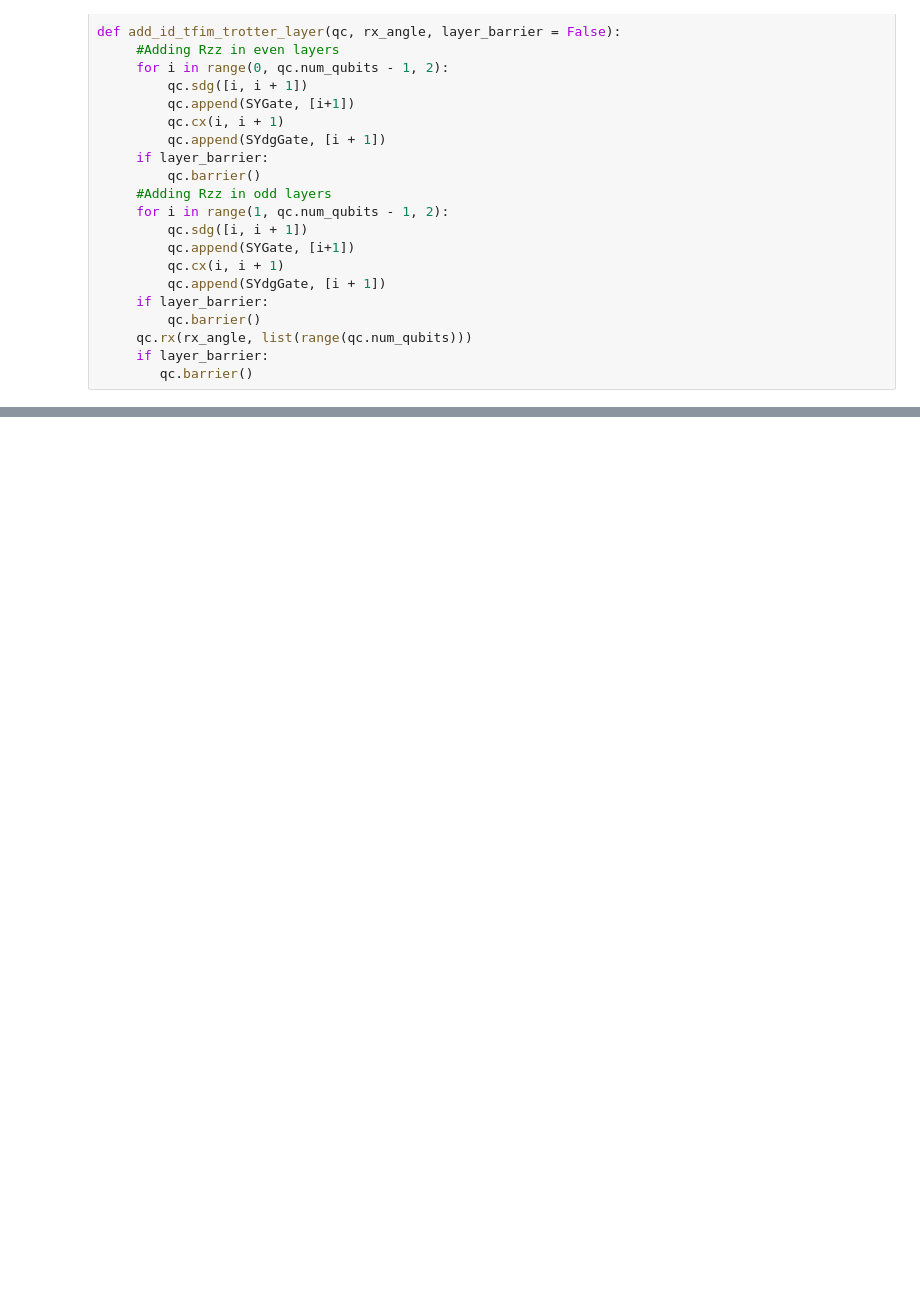
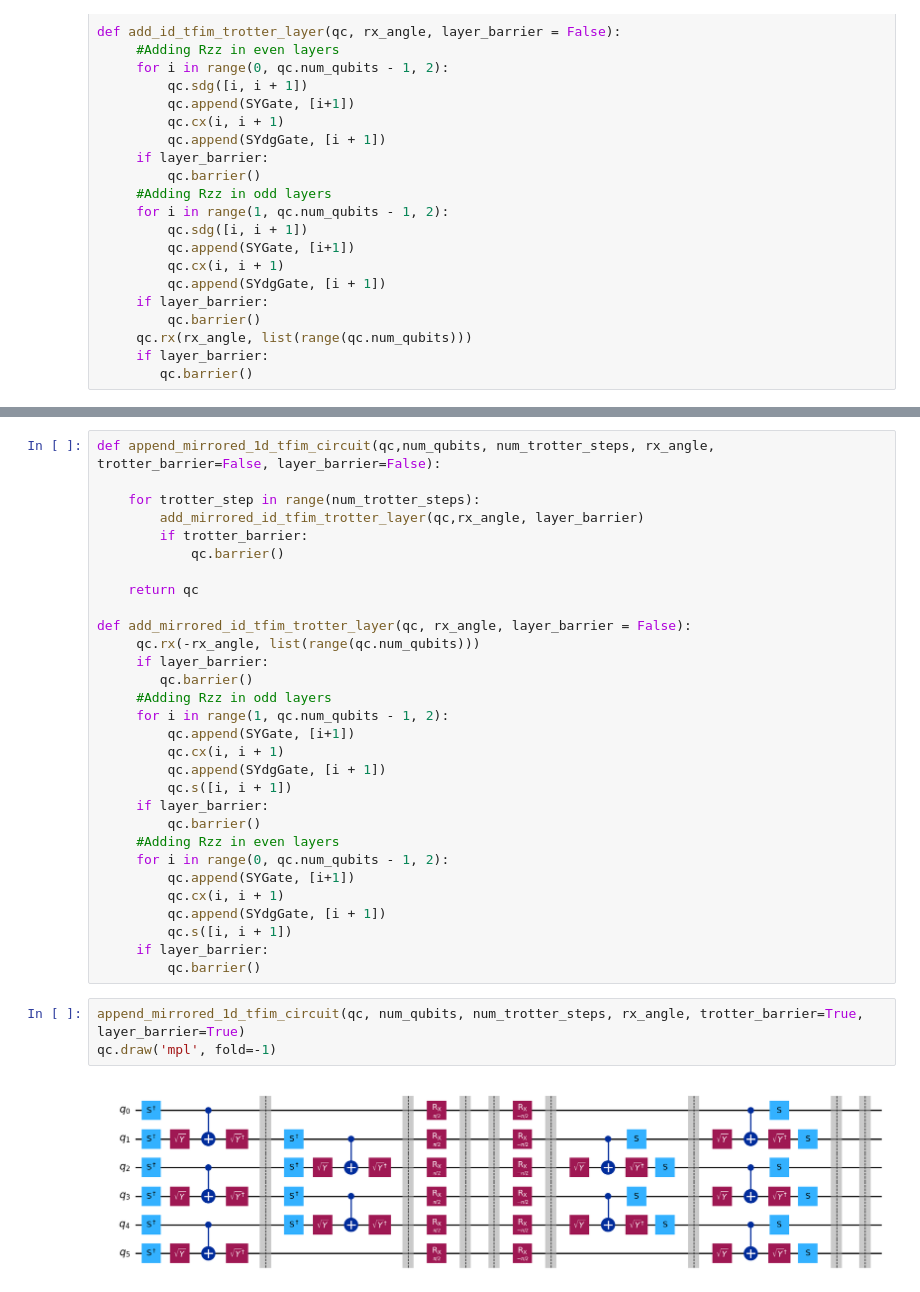
Before and after one commit to MehulPakhare/QuantumComputingQiskit, a Jupyter notebook: CodingWithQiskit/Primitives.ipynb, the cells around one changed output, grey strips where cells are left out. Cells and saved outputs as stored; diff of their text form; blank space fills up the shorter version.

```diff
--- a/CodingWithQiskit/Primitives.ipynb
+++ b/CodingWithQiskit/Primitives.ipynb
@@ -49,0 +52,35 @@ qc.draw('mpl', fold=-1)
+# %%
+def append_mirrored_1d_tfim_circuit(qc,num_qubits, num_trotter_steps, rx_angle, trotter_barrier=False, layer_barrier=False):
+
+    for trotter_step in range(num_trotter_steps):
+        add_mirrored_id_tfim_trotter_layer(qc,rx_angle, layer_barrier)
+        if trotter_barrier:
+            qc.barrier()
+
+    return qc
+
+def add_mirrored_id_tfim_trotter_layer(qc, rx_angle, layer_barrier = False):
+     qc.rx(-rx_angle, list(range(qc.num_qubits)))
+     if layer_barrier:
+        qc.barrier()
+     #Adding Rzz in odd layers
+     for i in range(1, qc.num_qubits - 1, 2):
+         qc.append(SYGate, [i+1])
+         qc.cx(i, i + 1)
+         qc.append(SYdgGate, [i + 1])
+         qc.s([i, i + 1])
+     if layer_barrier:
+         qc.barrier()
+     #Adding Rzz in even layers
+     for i in range(0, qc.num_qubits - 1, 2):
+         qc.append(SYGate, [i+1])
+         qc.cx(i, i + 1)
+         qc.append(SYdgGate, [i + 1])
+         qc.s([i, i + 1])
+     if layer_barrier:
+         qc.barrier()
+# %%
+append_mirrored_1d_tfim_circuit(qc, num_qubits, num_trotter_steps, rx_angle, trotter_barrier=True, layer_barrier=True)
+qc.draw('mpl', fold=-1)
+# %% [output]
+[figure, added]
```
Also changed, not shown: parts of 2 cells of this notebook.
